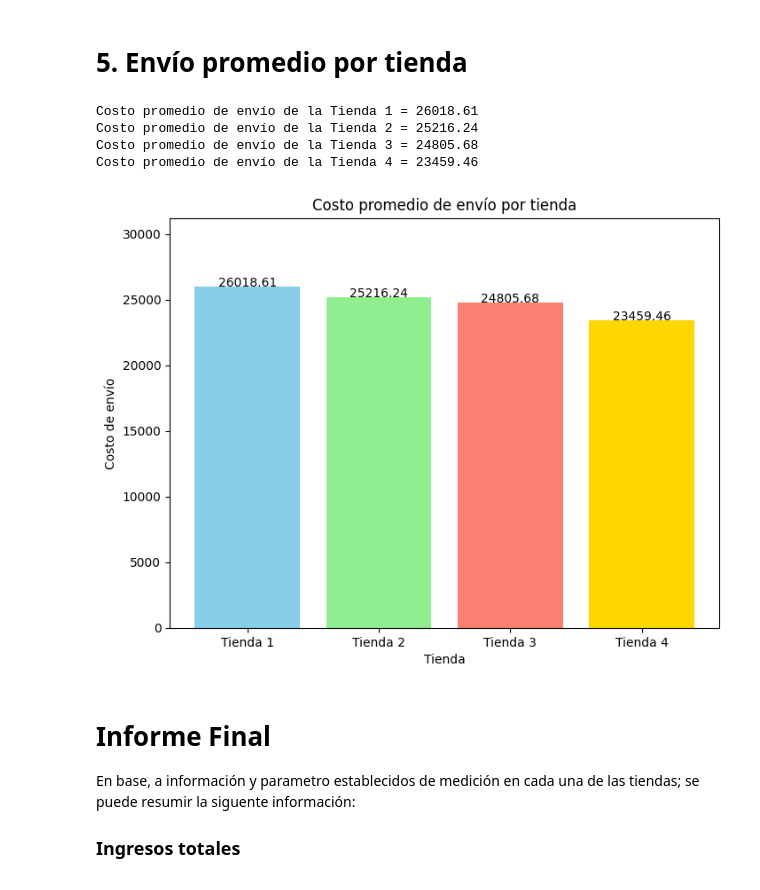
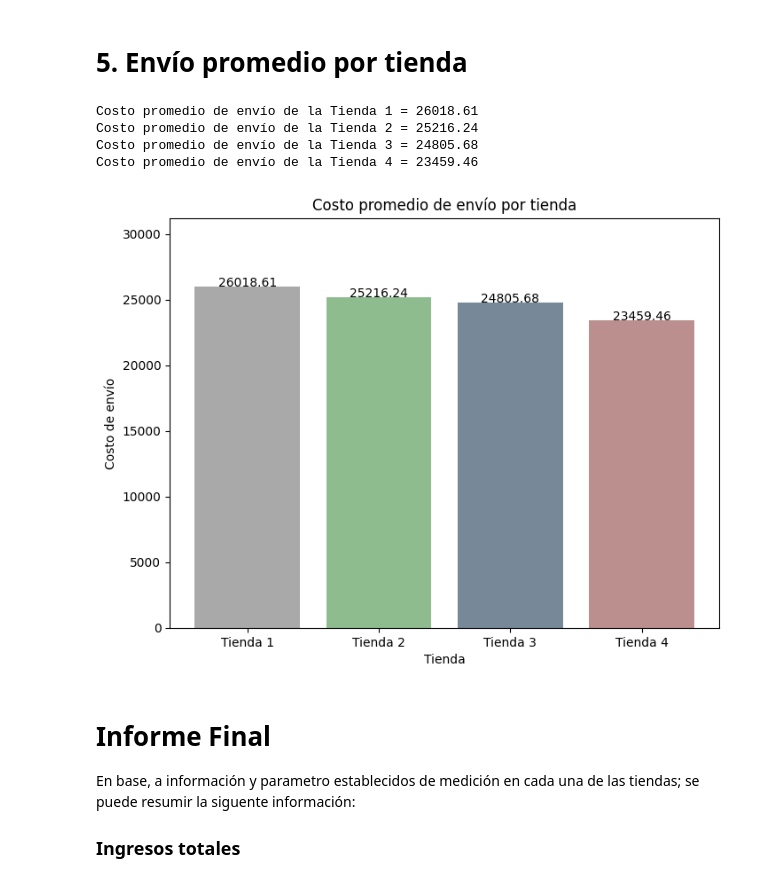
Before and after one commit to Poderosodp/AluraStoreLatam1, a Jupyter notebook: AluraStoreLatam.ipynb, the cells around one changed output. Drawn from its saved outputs; the diff is of its cells as text; code cells hidden in the pictures.

```diff
--- a/AluraStoreLatam.ipynb
+++ b/AluraStoreLatam.ipynb
@@ -291,35 +294,35 @@ costoEnvioTienda3 = costo_envio(tienda3)
 costoEnvioTienda4 = costo_envio(tienda4)
 
 print(f'Costo promedio de envío de la Tienda 1 = {costoEnvioTienda1}')
 print(f'Costo promedio de envío de la Tienda 2 = {costoEnvioTienda2}')
 print(f'Costo promedio de envío de la Tienda 3 = {costoEnvioTienda3}')
 print(f'Costo promedio de envío de la Tienda 4 = {costoEnvioTienda4}')
 
 costos_envio = {
     'Tienda 1': costoEnvioTienda1,
     'Tienda 2': costoEnvioTienda2,
     'Tienda 3': costoEnvioTienda3,
     'Tienda 4': costoEnvioTienda4
 }
 
 tiendas = list(costos_envio.keys())
 promedios = list(costos_envio.values())
 
 plt.figure(figsize=(8, 6))
-plt.bar(x = tiendas, height=promedios, color=['skyblue', 'lightgreen', 'salmon', 'gold'])
+plt.bar(x = tiendas, height=promedios, color=colores_hex)
 plt.title('Costo promedio de envío por tienda')
 plt.xlabel('Tienda')
 plt.ylabel('Costo de envío')
 plt.ylim(0, max(promedios) * 1.2)
 for i, v in enumerate(promedios):
     plt.text(i, v + 0.1, str(v), ha='center')
 plt.show()
 # %% [output]
 Costo promedio de envío de la Tienda 1 = 26018.61
 Costo promedio de envío de la Tienda 2 = 25216.24
 Costo promedio de envío de la Tienda 3 = 24805.68
 Costo promedio de envío de la Tienda 4 = 23459.46
-[figure, old version]
+[figure, new version]
 # %% [markdown]
 # Informe Final
 
```
Also changed, not shown: parts of 2 cells of this notebook.
